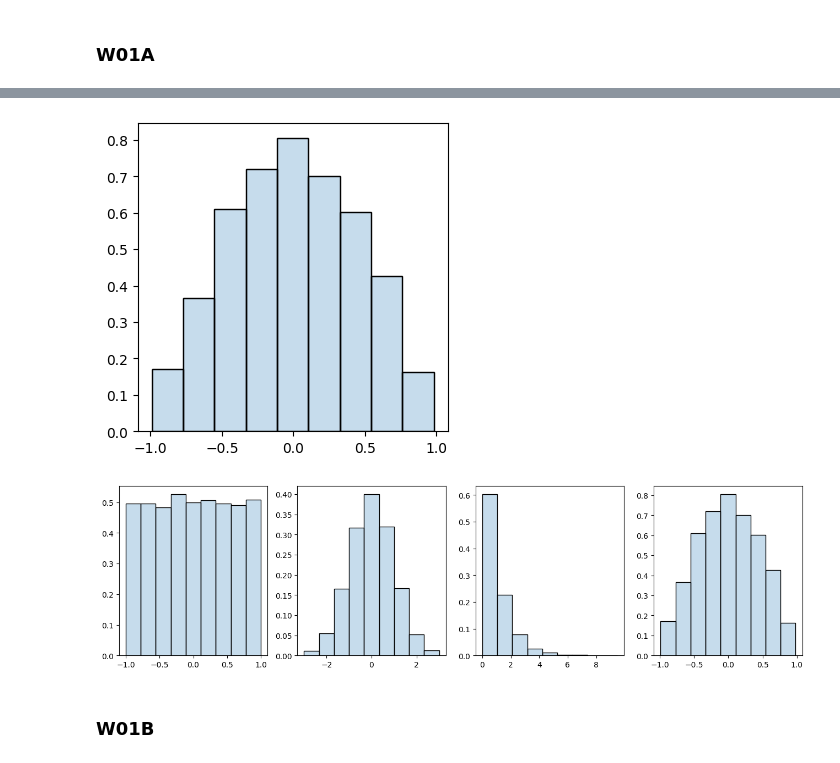
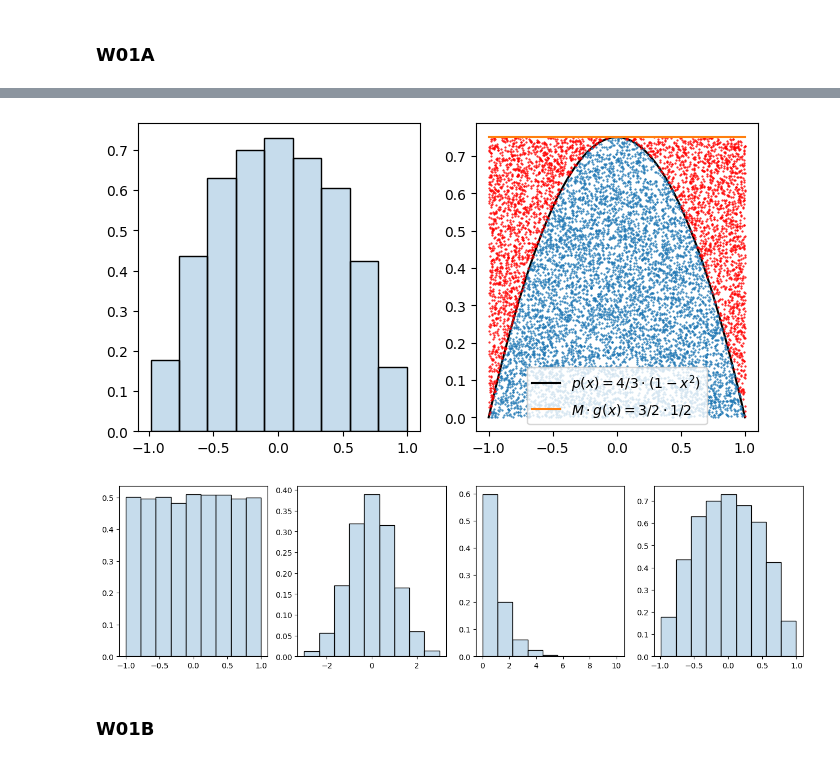
Before and after one commit to EmiloKatten/CompPhys, a Jupyter notebook: 1 OOP + Sampling/exercises.ipynb, the cells around one changed output, grey strips where cells are left out. Drawn from its saved outputs; the diff is of its cells as text; code cells hidden in the pictures.

```diff
--- a/1 OOP + Sampling/exercises.ipynb
+++ b/1 OOP + Sampling/exercises.ipynb
@@ -65,35 +65,53 @@ exponential.plot(axes)
 # %%
 class ParabolicDensity(Distribution):
     def __init__(self):
         self._get_samples()
+        self.xspace = np.linspace(-1,1,100)
 
     def p(self, x):
         return 3/4 * (1-x**2)
 
     def _get_samples(self):
         self.xvals = []
+        self.yvals = []
+        self.rej_xvals = []
+        self.rej_yvals = []
         Nsamples = 10000
         Y = np.random.rand(Nsamples) * 3/4
         X = np.random.rand(Nsamples)*2 - 1    # -1 <= x <= 1
         # for i in range(Nsamples):
         #     y = 3/4 * U[i]
         #     x = X[i]
         #     if y < self.p(x):
         #         self.xvals.append((x,y))
         # return self.xvals
         accepted = Y < self.p(X)
+        rejected = Y >= self.p(X)
+        self.yvals = Y[accepted]
         self.xvals = X[accepted]   #using masks
+        self.rej_yvals = Y[rejected]
+        self.rej_xvals = X[rejected]
+
         self.xmin = min(self.xvals)
         self.xmax = max(self.xvals)
-        return self.xvals
+        return self.xvals, self.yvals, self.rej_xvals, self.rej_yvals
+
+    def plot_points(self, ax):
+        ax.plot(self.xspace, self.p(self.xspace), '-', color='k', label=r'$p(x)=4/3\cdot (1-x^2)$')
+        ax.plot(self.xvals, self.yvals, '.', ms=1)
+        ax.plot(self.rej_xvals, self.rej_yvals, '.', color='red', ms=1)
+        ax.plot(self.xspace, 3/2*np.array([1/2]*len(self.xspace)), label=r'$M\cdot g(x)=3/2\cdot 1/2$')
+        ax.legend(loc='lower center')
+        #ax.set_ylim(0,1)
 
 parabolic = ParabolicDensity()
 
-fig, axes = plt.subplots(1,1,figsize=(4,4))
+fig, axes = plt.subplots(1,2,figsize=(8,4))
 
-parabolic.plot(axes)
+parabolic.plot(axes[0])
+parabolic.plot_points(axes[1])
 # %% [output]
-[figure, old version]
+[figure, new version]
 # %%
 distributions = [uniform, normal, exponential, parabolic]
 N = len(distributions)
@@ -101,7 +119,7 @@ fig , axes = plt.subplots (1, N, figsize = (4*N, 4))
 for distribution, ax in zip(distributions, axes):
     distribution.plot(ax)
 # %% [output]
-[figure, old version]
+[figure, new version]
 # %% [markdown]
 ### W01B
 # %%
```
Also changed, not shown: parts of 6 cells of this notebook, 4 other files.
